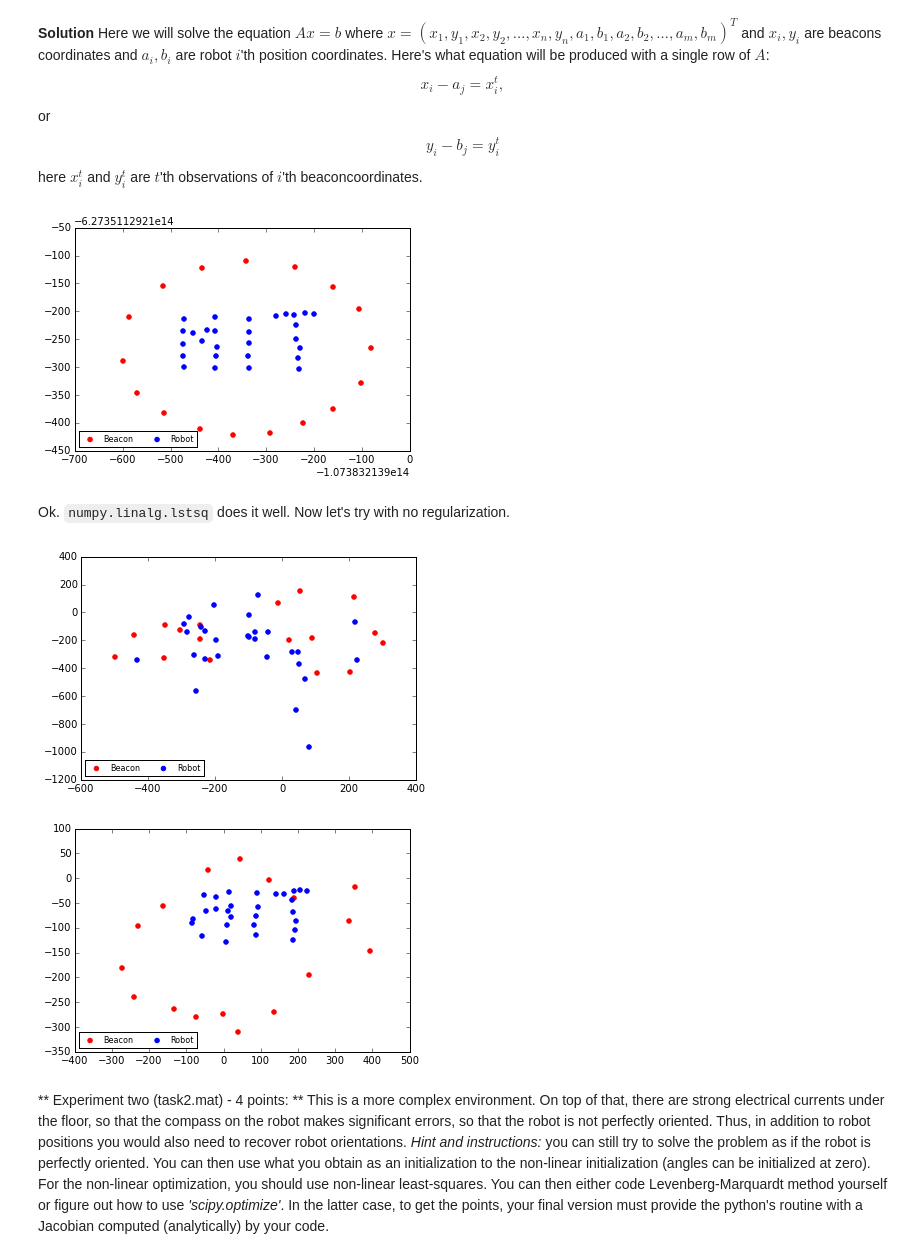
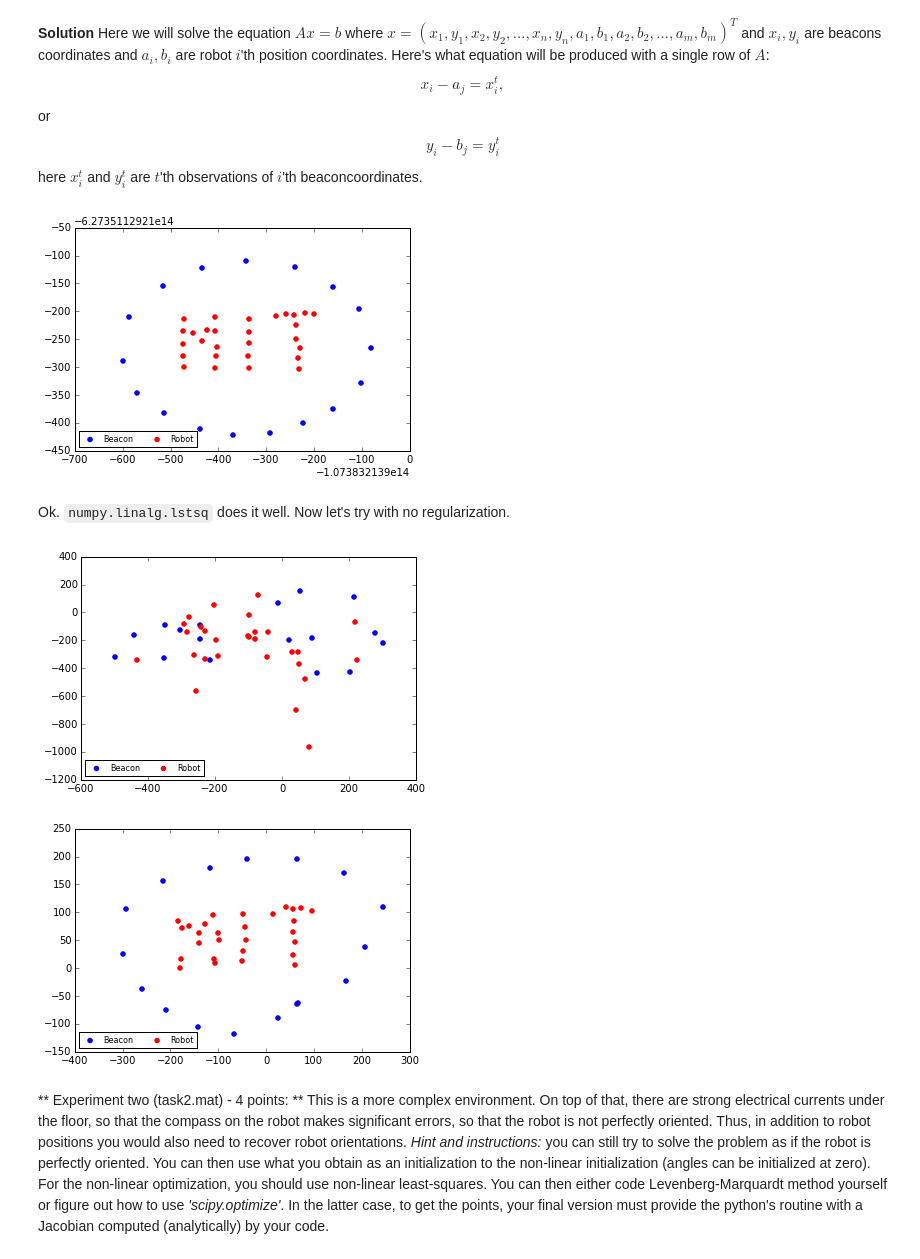
Before and after one commit to ivanovak/SK_OM2015, a Jupyter notebook: Assignment4/task.ipynb, the cells around one changed output. Cells and saved outputs as stored; diff of their text form; code cells hidden in the pictures.

```diff
--- a/Assignment4/task.ipynb
+++ b/Assignment4/task.ipynb
@@ -62,12 +62,12 @@ def scatter(res):
     beacon_x = res[0:-robots_len*2][0::2]
     beacon_y = res[0:-robots_len*2][1::2]
 
-    beacons = plt.scatter(beacon_x, beacon_y, color = 'red')
+    beacons = plt.scatter(beacon_x, beacon_y, color = 'blue')
 
     robot_x = res[beacons_len * 2:][0::2]
     robot_y = res[beacons_len * 2:][1::2]
 
-    robots = plt.scatter(robot_x, robot_y, color = 'blue')
+    robots = plt.scatter(robot_x, robot_y, color = 'red')
     plt.legend((beacons, robots),
            ('Beacon', 'Robot'),
            scatterpoints=1,
@@ -75,10 +75,12 @@ def scatter(res):
            ncol=3,
            fontsize=8)
 
+bc = b.copy()
 x = np.linalg.lstsq(A, b)[0]
+b = bc
 scatter(x)
 # %% [output]
-[figure, old version]
+[figure, new version]
 # %% [markdown]
 Ok. `numpy.linalg.lstsq` does it well. Now let's try with no regularization.
 # %%
@@ -87,13 +89,13 @@ AtA_inv = np.linalg.inv(A.T.dot(A)) # Gram-matrix inv
 x = AtA_inv.dot(A_t).dot(b)
 scatter(x)
 # %% [output]
-[figure, old version]
+[figure, new version]
 # %%
 A_t = A.T
-AtA_inv = np.linalg.inv(A.T.dot(A) - 0.5*np.ones(90)) # With some regularization
+AtA_inv = np.linalg.inv(A.T.dot(A) - 0.499991*np.ones(90)) # With some regularization
 x = AtA_inv.dot(A_t).dot(b)
 scatter(x)
 # %% [output]
-[figure, old version]
+[figure, new version]
 # %% [markdown]
 ** Experiment two (task2.mat) - 4 points: ** This is a more complex environment. On top of that, there are strong electrical currents under the floor, so that the compass on the robot makes significant errors, so that the robot is not perfectly oriented. Thus, in addition to robot positions you would also need to recover robot orientations. *Hint and instructions:* you can still try to solve the problem as if the robot is perfectly oriented. You can then use what you obtain as an initialization to the non-linear initialization (angles can be initialized at zero). For the non-linear optimization, you should use non-linear least-squares. You can then either code Levenberg-Marquardt method yourself or figure out how to use *'scipy.optimize'*. In the latter case, to get the points, your final version must provide the python's routine with a Jacobian computed (analytically) by your code.
```
Also changed, not shown: parts of 4 cells of this notebook.
